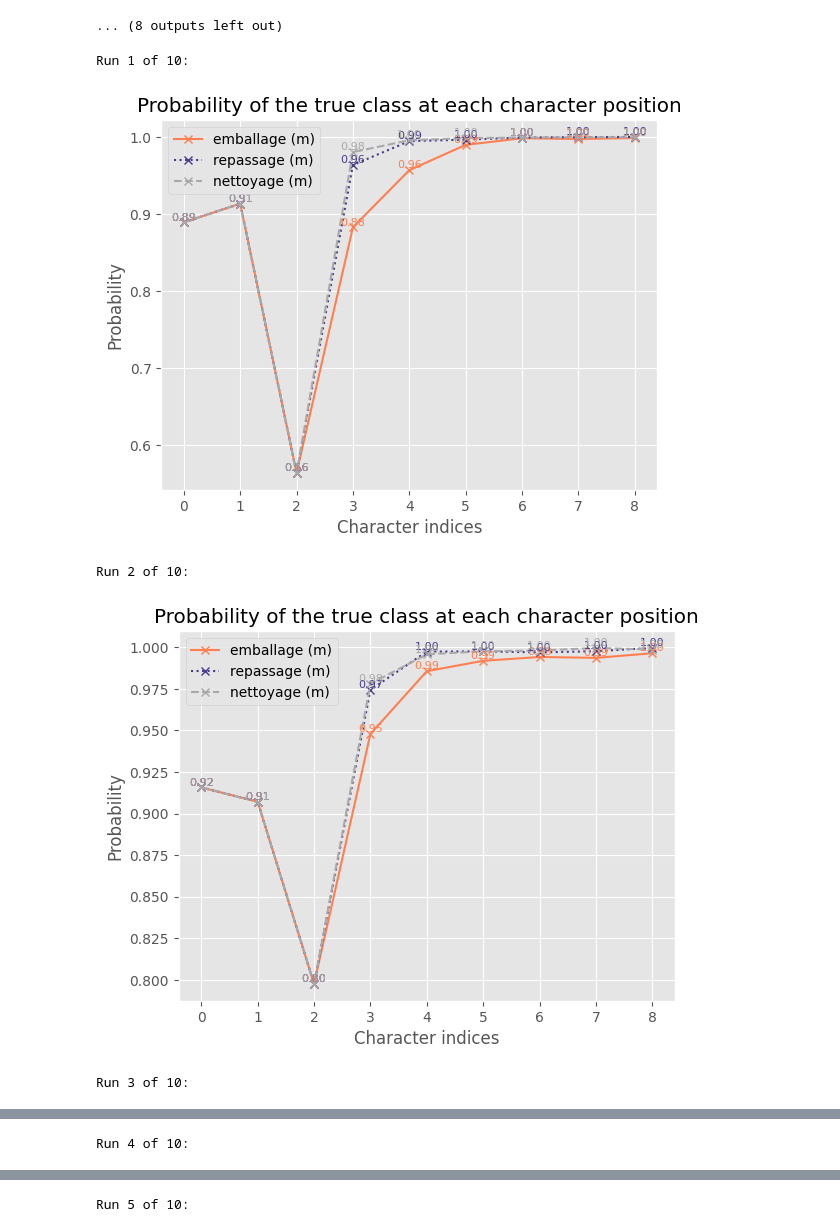
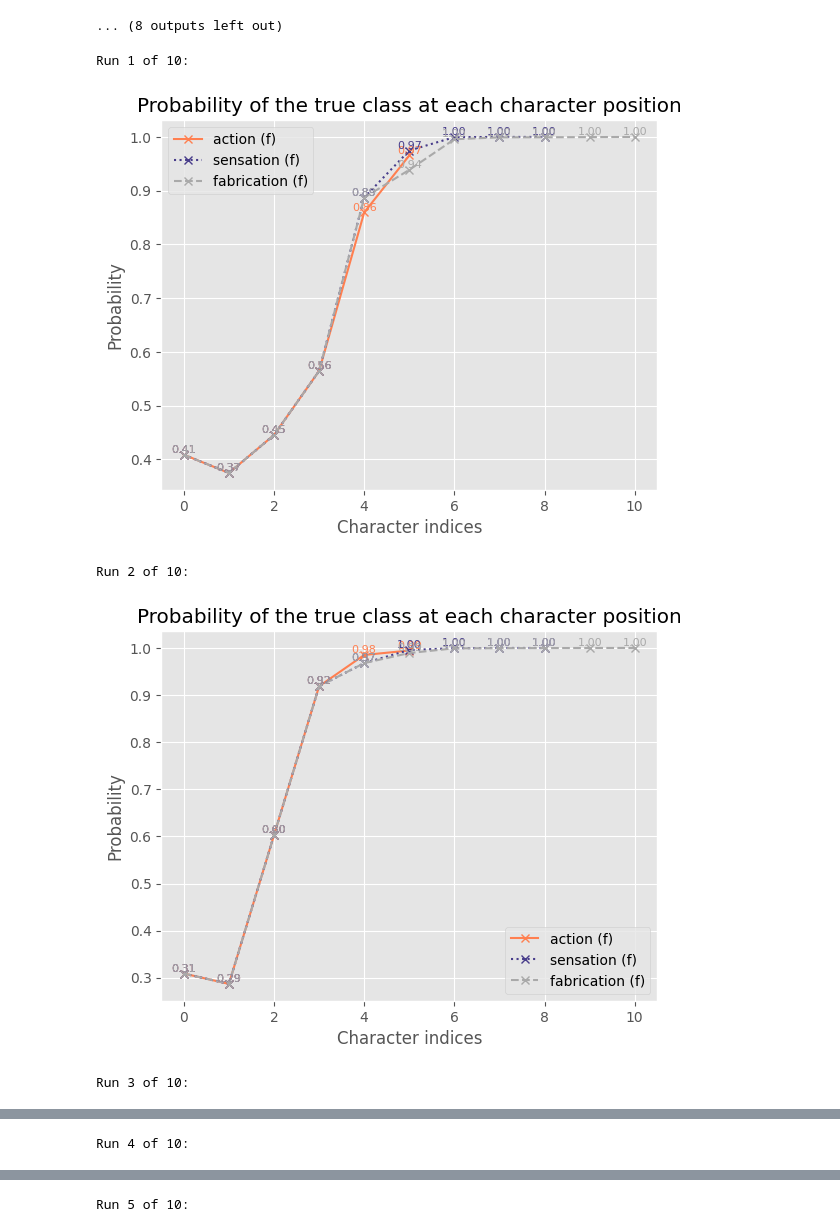
Before and after one commit to obonami/gender_prediction, a Jupyter notebook: src/analysis.ipynb, the cells around one changed output, grey strips where cells are left out. Drawn from its saved outputs; the diff is of its cells as text; code cells hidden in the pictures.

```diff
--- a/src/analysis.ipynb
+++ b/src/analysis.ipynb
@@ -316,11 +297,11 @@ Run 6 of 10:
 # %%
 # [word for word in orth_preds_x10['Form'].tolist() if word.endswith('tion')]
 # %%
-view_plateau(['emballage', 'repassage', 'nettoyage'], orth_preds_x10, binary=True, multiple_runs=True)
-# plot_multiple(['action', 'sensation', 'fabrication'], orth_preds_x10, binary=True)
+# view_plateau(['emballage', 'repassage', 'nettoyage'], orth_preds_x10, binary=True, multiple_runs=True)
+view_plateau(['action', 'sensation', 'fabrication'], orth_preds_x10, binary=True, multiple_runs=True)
 # %% [output]
 Run 1 of 10:
-[figure, old version]
+[figure, new version]
 Run 2 of 10:
-[figure, old version]
+[figure, new version]
 Run 3 of 10:
```
Also changed, not shown: parts of 5 cells of this notebook.
